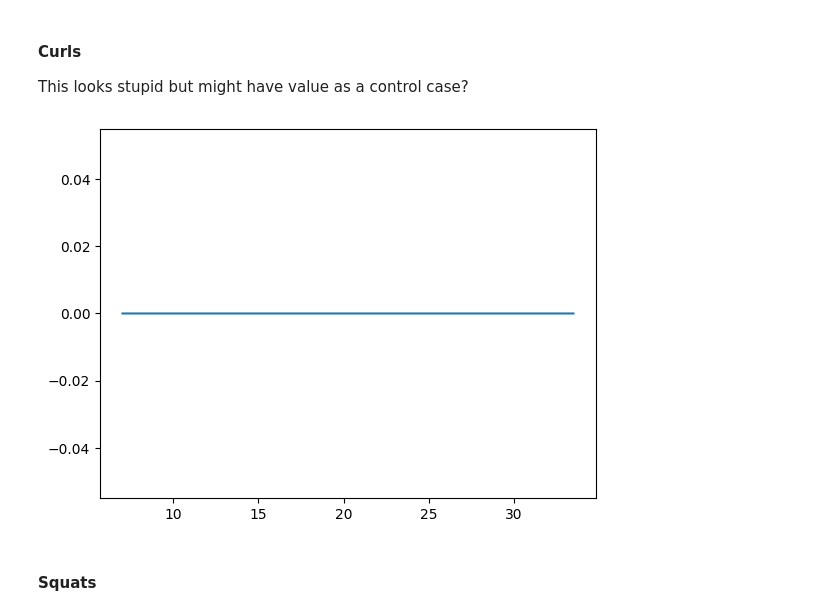
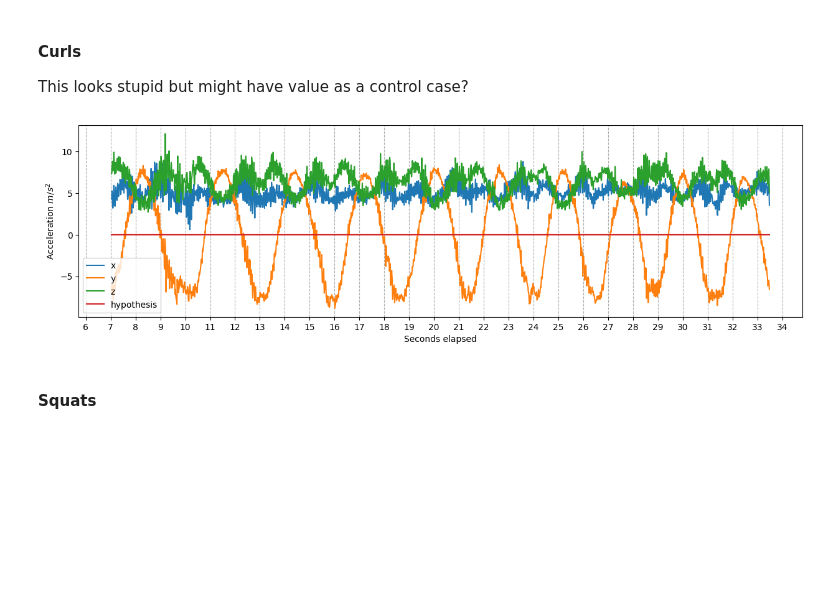
Before and after one commit to sjb296/linear-motion-detection, a Jupyter notebook: main.ipynb, the cells around one changed output. Saved outputs shown, nothing was run; the diff lists cells and outputs as text; code cells hidden in the pictures; blank space fills up the shorter version.

```diff
--- a/main.ipynb
+++ b/main.ipynb
@@ -122,9 +123,21 @@ Periods in the data representing certain motions are manually marked with the ap
 This looks stupid but might have value as a control case?
 # %%
 curls_df_trim.loc[:, 'hypothesis'] = 0
-ax = plt.plot(curls_df_trim["seconds_elapsed"], curls_df_trim["hypothesis"])
+# ax = plt.plot(curls_df_trim["seconds_elapsed"], curls_df_trim["hypothesis"])
-# %% [output]
-[figure, removed]
+# %%
+# Plot accelerometer data and hypothesis on the same graph
+plt.figure(figsize=(15, 4))
+plt.xlabel("Seconds elapsed")
+plt.ylabel("Acceleration $m/s^2$")
+plt.plot(curls_df_trim["seconds_elapsed"], curls_df_trim["x"], label="x")
+plt.plot(curls_df_trim["seconds_elapsed"], curls_df_trim["y"], label="y")
+plt.plot(curls_df_trim["seconds_elapsed"], curls_df_trim["z"], label="z")
+ax = plt.plot(curls_df_trim["seconds_elapsed"], curls_df_trim["hypothesis"], label="hypothesis")
+plt.legend()
+plt.grid(visible=True, axis="x", linestyle="--")
+a= plt.xticks(np.arange(6, 35, 1))
+# %% [output]
+[figure, added]
 # %% [markdown]
 #### Squats
 # %%
```
Also changed, not shown: parts of 4 cells of this notebook.
